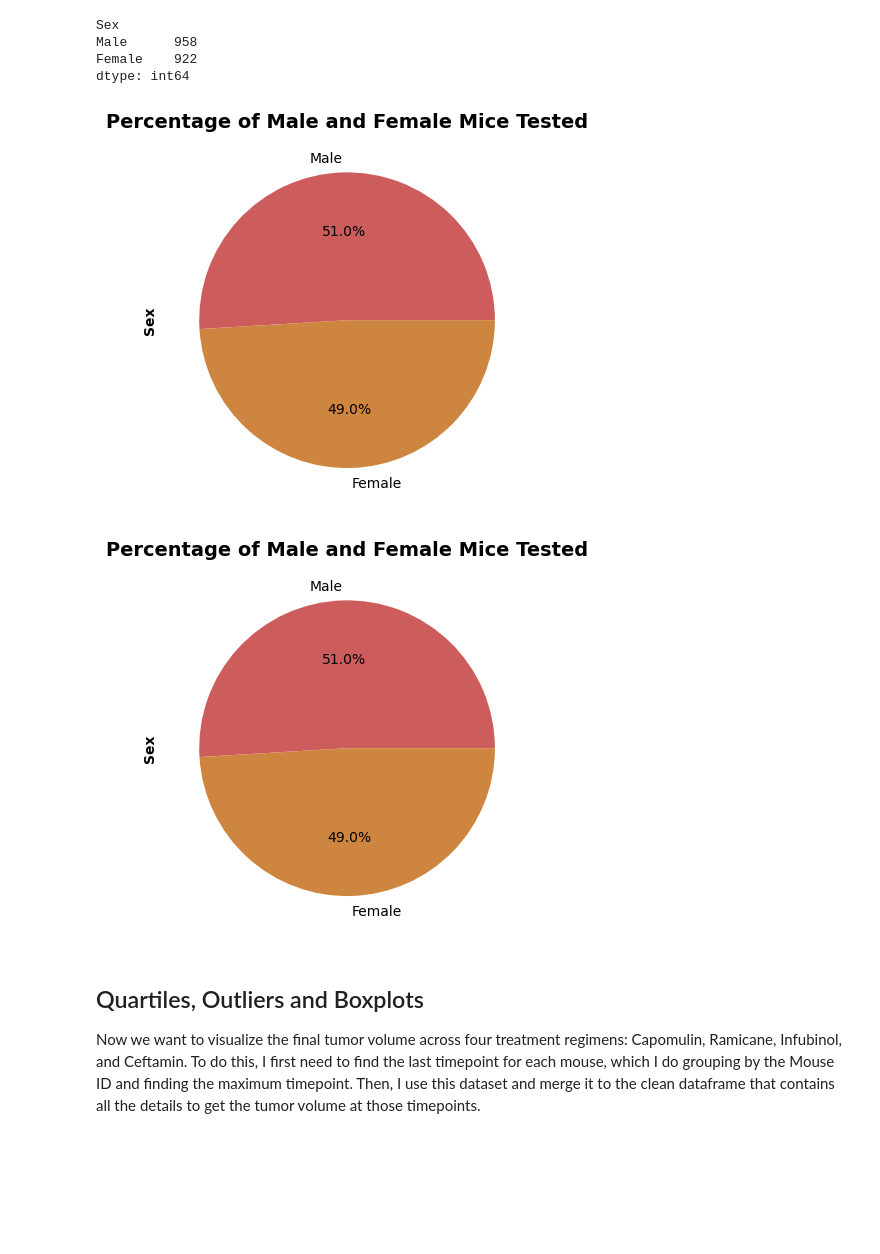
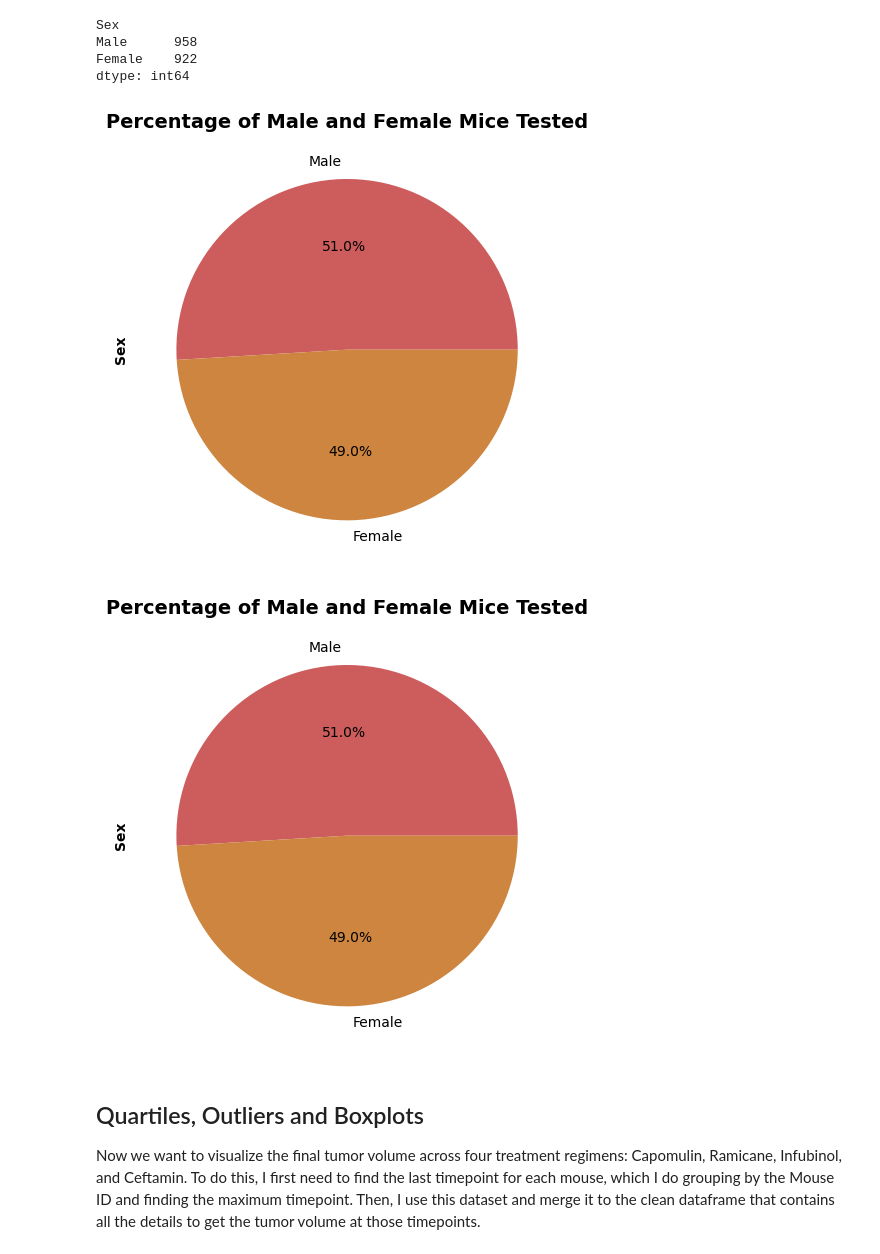
Before and after one commit to tsbarr/matplotlib-challenge, a Jupyter notebook: Pymaceuticals/pymaceuticals_analysis_tsbarr.ipynb, the cells around one changed output. Drawn from its saved outputs; the diff is of its cells as text; code cells hidden in the pictures; blank space fills up the shorter version.

```diff
--- a/Pymaceuticals/pymaceuticals_analysis_tsbarr.ipynb
+++ b/Pymaceuticals/pymaceuticals_analysis_tsbarr.ipynb
@@ -329,30 +335,33 @@ pie_colors = ['indianred', 'peru']
 # %%
 
 # Generate a pie plot showing the distribution of female versus male mice using Pandas
 pd_pie = counts_by_sex.plot(
     y='Sex',
     kind='pie',
     autopct='%1.1f%%',
     colors=pie_colors
 )
 
 # Set and format y label and title
 pd_pie.set_ylabel(
     'Sex',
     fontdict={'weight': 700}
 )
 pd_pie.set_title(
     'Percentage of Male and Female Mice Tested',
     fontdict={'weight': 700, 'size': 14}
 )
 
+# Improve layout and make sure all labels are displayed
+plt.tight_layout()
+
 # Save plot
 plt.savefig('results/pie_pandas.png')
 
 # Display plot
 plt.show()
 # %% [output]
-[figure, old version]
+[figure, new version]
 # %%
 # Generate a pie plot showing the distribution of female versus male mice using pyplot
 plt.pie(
@@ -372,13 +381,16 @@ plt.title(
     fontdict={'weight': 700, 'size': 14}
 )
 
+# Improve layout and make sure all labels are displayed
+plt.tight_layout()
+
 # Save plot
 plt.savefig('results/pie_pyplot.png')
 
 # Display plot
 plt.show()
 # %% [output]
-[figure, old version]
+[figure, new version]
 # %% [markdown]
 ## Quartiles, Outliers and Boxplots
 
```
Also changed, not shown: parts of 6 cells of this notebook, 8 other files.
